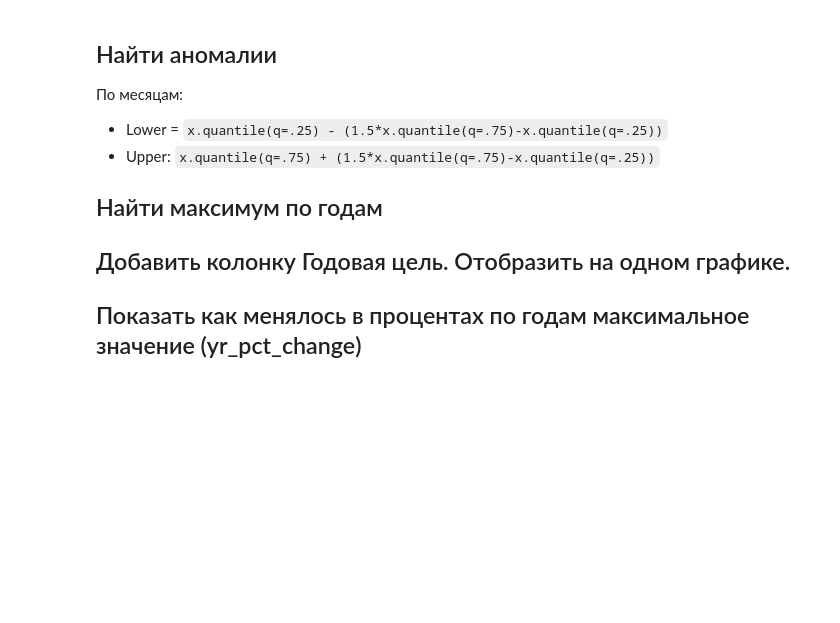
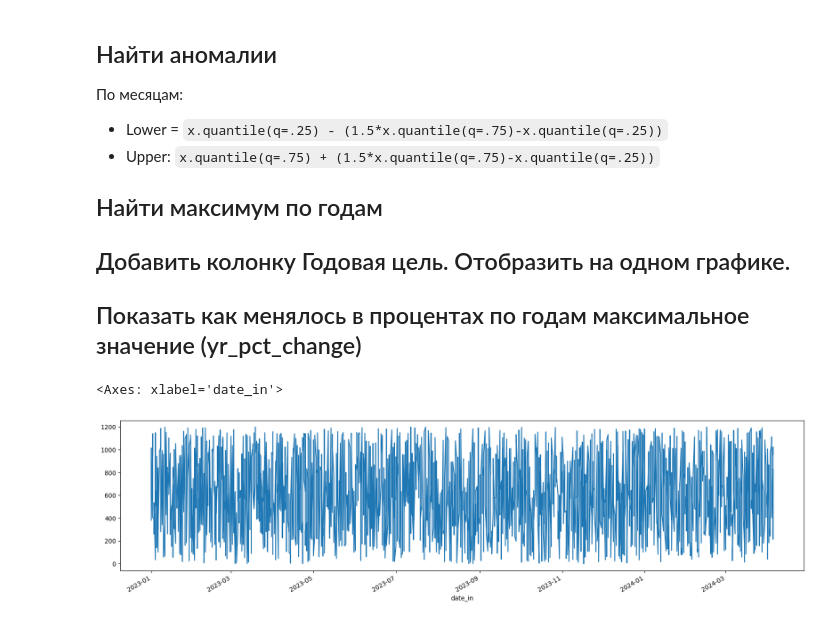
Before and after one commit to DagalSV/clone_BigData_2024, a Jupyter notebook: pandas_task_2.ipynb, the cells around one changed output. Cells and saved outputs as stored; diff of their text form; code cells hidden in the pictures; blank space fills up the shorter version.

```diff
--- a/pandas_task_2.ipynb
+++ b/pandas_task_2.ipynb
@@ -181,3 +181,8 @@ array(['US', 'RU', 'IT', 'KZ', 'CA'], dtype=object)
 ## Добавить колонку Годовая цель. Отобразить на одном графике.
 
 ## Показать как менялось в процентах по годам максимальное значение (yr_pct_change)
+# %%
+df['customer_count'].plot(figsize=(20,5))
+# %% [output]
+<Axes: xlabel='date_in'>
+[figure, added]
```
Also changed, not shown: parts of 6 cells of this notebook.
